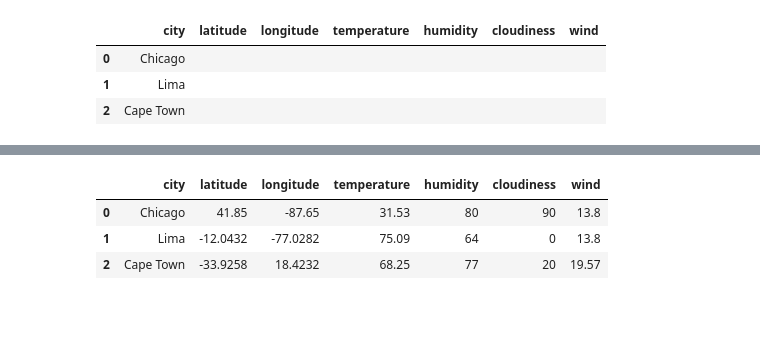
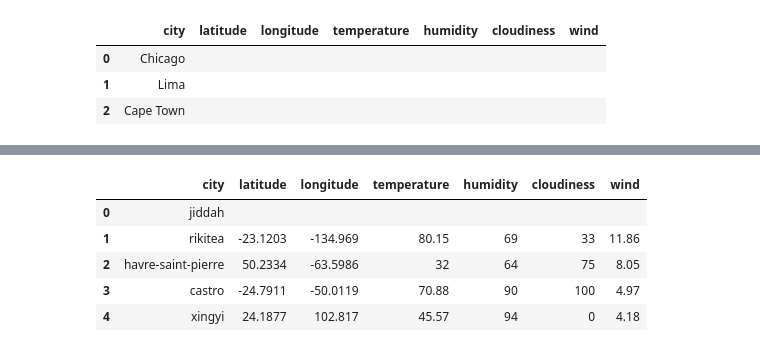
Before and after one commit to leah-handel/Latitude-vs.-Weather-Conditions, a Jupyter notebook: weatherpy/WeatherPy_Notebook.ipynb, the cells around one changed output, grey strips where cells are left out. Saved outputs shown, nothing was run; the diff lists cells and outputs as text; code cells hidden in the pictures; blank space fills up the shorter version.

Commit message:
api call works in main list, cleaned data

```diff
--- a/weatherpy/WeatherPy_Notebook.ipynb
+++ b/weatherpy/WeatherPy_Notebook.ipynb
@@ -31,8 +32,8 @@ cities = []
 # %%
 #capping lattitudes at 80 because no one lives up there:
 
-lats = np.random.uniform(-80, 80, size = 1200)
-longs = np.random.uniform(-180, 180, size = 1200)
+lats = np.random.uniform(-80, 80, size = 1300)
+longs = np.random.uniform(-180, 180, size = 1300)
 # %%
 lat_longs=pd.DataFrame({"latitude":lats,
                        "longitude":longs})
@@ -166,13 +167,26 @@ test.head()
 | 1 | Lima |  |  |  |  |  |  |
 | 2 | Cape Town |  |  |  |  |  |  |
 # %%
-for index, row in test.iterrows():
+for index, row in weather.iterrows():
     city = row["city"]
-    response = requests.get(f"http://api.openweathermap.org/data/2.5/weather?q={city}&appid={api_key}&units=imperial").json()
 
-    test.loc[index, "latitude"] = response["coord"]["lat"]
-    test.loc[index, "longitude"] = response["coord"]["lon"]
-    test.loc[index, "temperature"] = response["main"]["temp"]
-    test.loc[index, "humidity"] = response["main"]["humidity"]
-    test.loc[index, "cloudiness"] = response["clouds"]["all"]
-    test.loc[index, "wind"] = response["wind"]["speed"]
+    not_json_yet = requests.get(f"http://api.openweathermap.org/data/2.5/weather?q={city}&appid={api_key}&units=imperial")
+
+    if not_json_yet.status_code == 200:
+
+        response = not_json_yet.json()
+
+        weather.loc[index, "latitude"] = response["coord"]["lat"]
+        weather.loc[index, "longitude"] = response["coord"]["lon"]
+        weather.loc[index, "temperature"] = response["main"]["temp"]
+        weather.loc[index, "humidity"] = response["main"]["humidity"]
+        weather.loc[index, "cloudiness"] = response["clouds"]["all"]
+        weather.loc[index, "wind"] = response["wind"]["speed"]
+
+        print(f"Pulling weather for city #{index}, {city}")
+
+        time.sleep(1)
+        #to prevent maxing out the api call
+
+    else:
+        print(f"no data for city #{index}, {city}")
@@ -179,7 +211,9 @@ for index, row in test.iterrows():
 # %%
-test.head()
+weather.head()
 # %% [output]
 |  | city | latitude | longitude | temperature | humidity | cloudiness | wind |
-| 0 | Chicago | 41.85 | -87.65 | 31.53 | 80 | 90 | 13.8 |
-| 1 | Lima | -12.0432 | -77.0282 | 75.09 | 64 | 0 | 13.8 |
-| 2 | Cape Town | -33.9258 | 18.4232 | 68.25 | 77 | 20 | 19.57 |
+| 0 | jiddah |  |  |  |  |  |  |
+| 1 | rikitea | -23.1203 | -134.969 | 80.15 | 69 | 33 | 11.86 |
+| 2 | havre-saint-pierre | 50.2334 | -63.5986 | 32 | 64 | 75 | 8.05 |
+| 3 | castro | -24.7911 | -50.0119 | 70.88 | 90 | 100 | 4.97 |
+| 4 | xingyi | 24.1877 | 102.817 | 45.57 | 94 | 0 | 4.18 |
```
Also changed, not shown: parts of 7 cells of this notebook.
